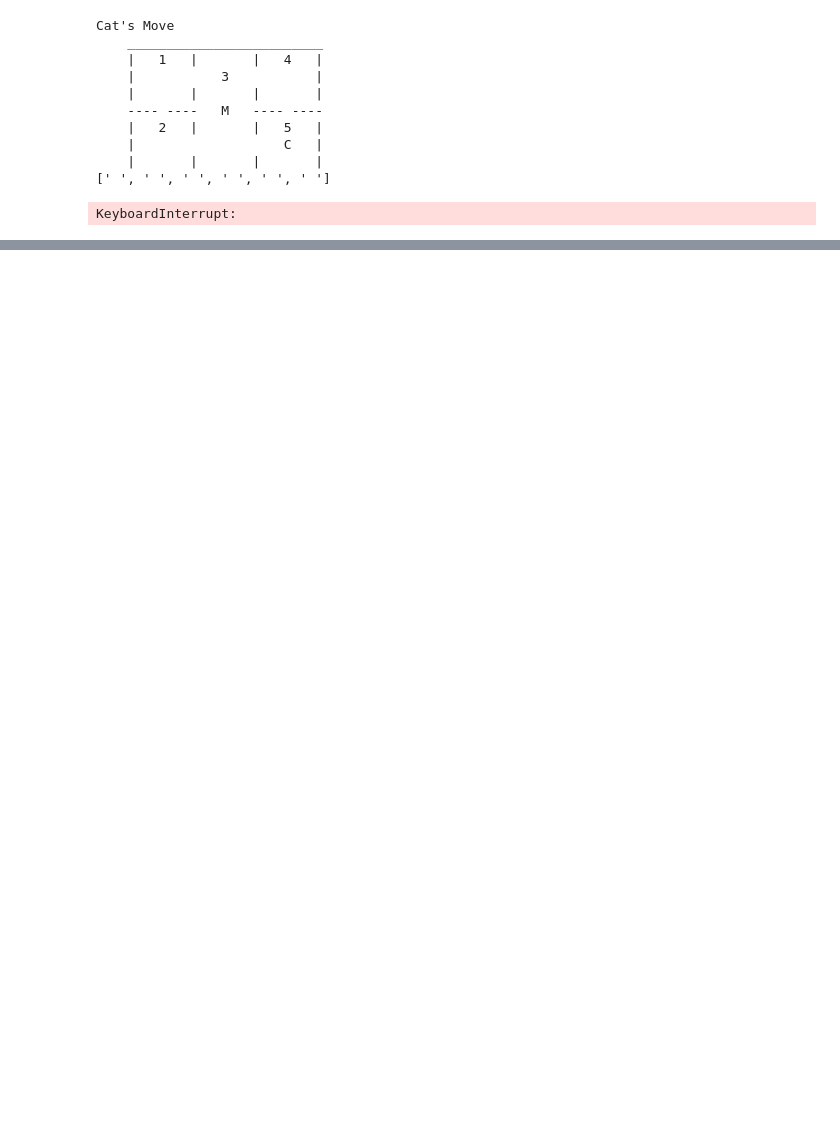
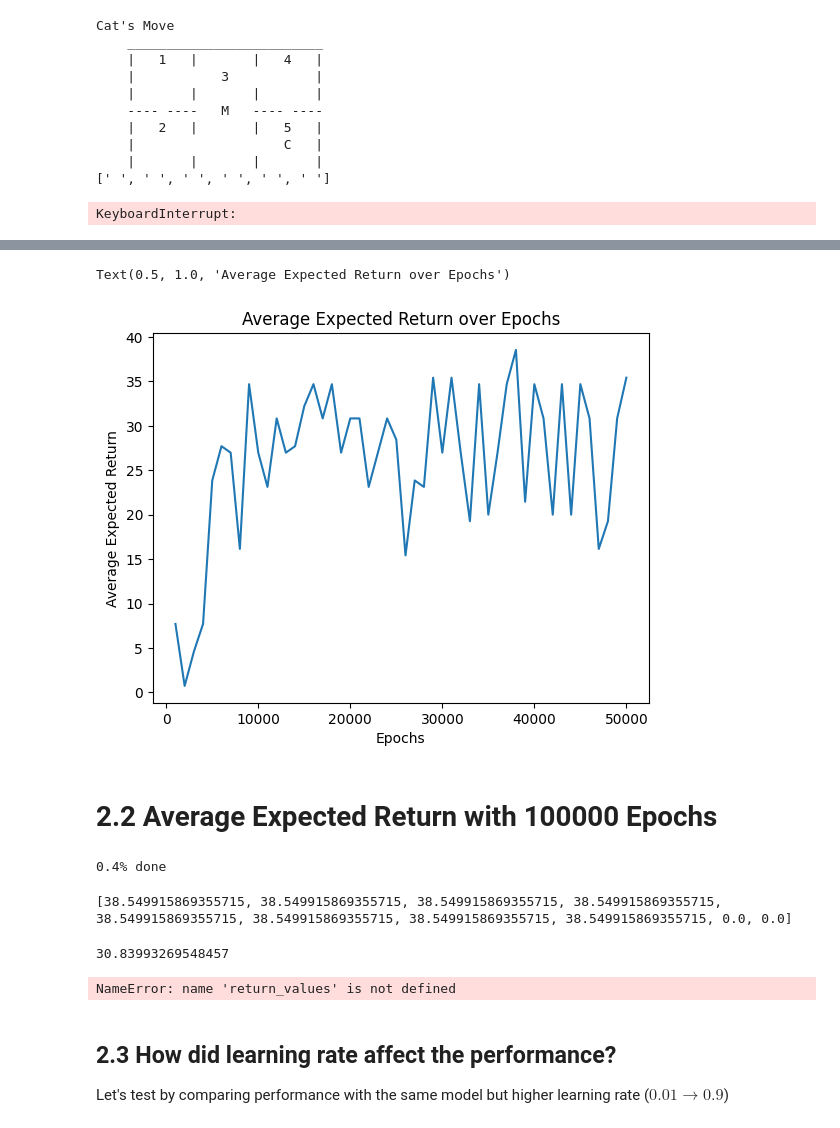
Before and after one commit to Mojitoapplemint/Decentralized_Control_System_Reduction_to_Single_Agent_Reinforcement, a Jupyter notebook: Independent Q Learning/Exp2 Updated Reward Function/iql_exp2_main.ipynb, the cells around one changed output, grey strips where cells are left out. Cells and saved outputs as stored; diff of their text form; code cells hidden in the pictures; blank space fills up the shorter version.

```diff
--- a/Independent Q Learning/Exp2 Updated Reward Function/iql_exp2_main.ipynb
+++ b/Independent Q Learning/Exp2 Updated Reward Function/iql_exp2_main.ipynb
@@ -102,0 +215,6 @@ KeyboardInterrupt:
+# %%
+import matplotlib.pyplot as plt
+return_data = pd.read_csv("return_values_1000_50000.csv")
+return_data = return_data.drop(return_data.columns[[0]], axis=1)
+return_data.columns = ["Epochs", "Return"]
+return_data
@@ -102,0 +239,60 @@ KeyboardInterrupt:
+# %%
+plt.plot(return_data["Epochs"], return_data["Return"])
+plt.xlabel("Epochs")
+plt.ylabel("Average Expected Return")
+plt.title("Average Expected Return over Epochs")
+# %% [output]
+Text(0.5, 1.0, 'Average Expected Return over Epochs')
+[figure, added]
+# %% [markdown]
+# 2.2 Average Expected Return with 100000 Epochs
+# %%
+env = gym.make("CatAndMouse-5050_entry")
+
+return_values=[]
+
+for j in range(10):
+    q_mouse, q_cat = independent_q_learning(env, epochs = 100000, epsilon = 0.1, gamma = 0.9, alpha = 0.01)
+
+    terminated = False
+    truncated = False
+
+    observation, _ = env.reset()
+
+    return_value = 0
+    t=1
+    while(not terminated and not truncated):
+        cat_state_num = get_cat_state_num(observation)
+        mouse_state_num = get_mouse_state_num(observation)
+
+        cat_action = np.argmax(q_cat[cat_state_num])
+        mouse_action = np.argmax(q_mouse[mouse_state_num])
+
+        joint_action = (mouse_action, cat_action)
+
+        observation, reward, terminated, truncated, _ = env.step(joint_action)
+
+        return_value += reward*(0.9**t)
+        t+=1
+
+    return_values.append(return_value)
+
+print(return_values)
+
+return_values = pd.DataFrame(return_values)
+return_values.to_csv("return_values_100000_epochs.csv")
+# %% [output]
+0.4% done
+[38.549915869355715, 38.549915869355715, 38.549915869355715, 38.549915869355715, 38.549915869355715, 38.549915869355715, 38.549915869355715, 38.549915869355715, 0.0, 0.0]
+# %%
+print(np.mean([38.549915869355715, 38.549915869355715, 38.549915869355715, 38.549915869355715, 38.549915869355715, 38.549915869355715, 38.549915869355715, 38.549915869355715, 0.0, 0.0]))
+# %% [output]
+30.83993269548457
+# %%
+print(np.mean(return_values))
+# %% [output]
+NameError: name 'return_values' is not defined
+# %% [markdown]
+## 2.3 How did learning rate affect the performance?
+
+Let's test by comparing performance with the same model but higher learning rate ($0.01\to 0.9$)
```
Also changed, not shown: parts of 12 cells of this notebook, 29 other files.
